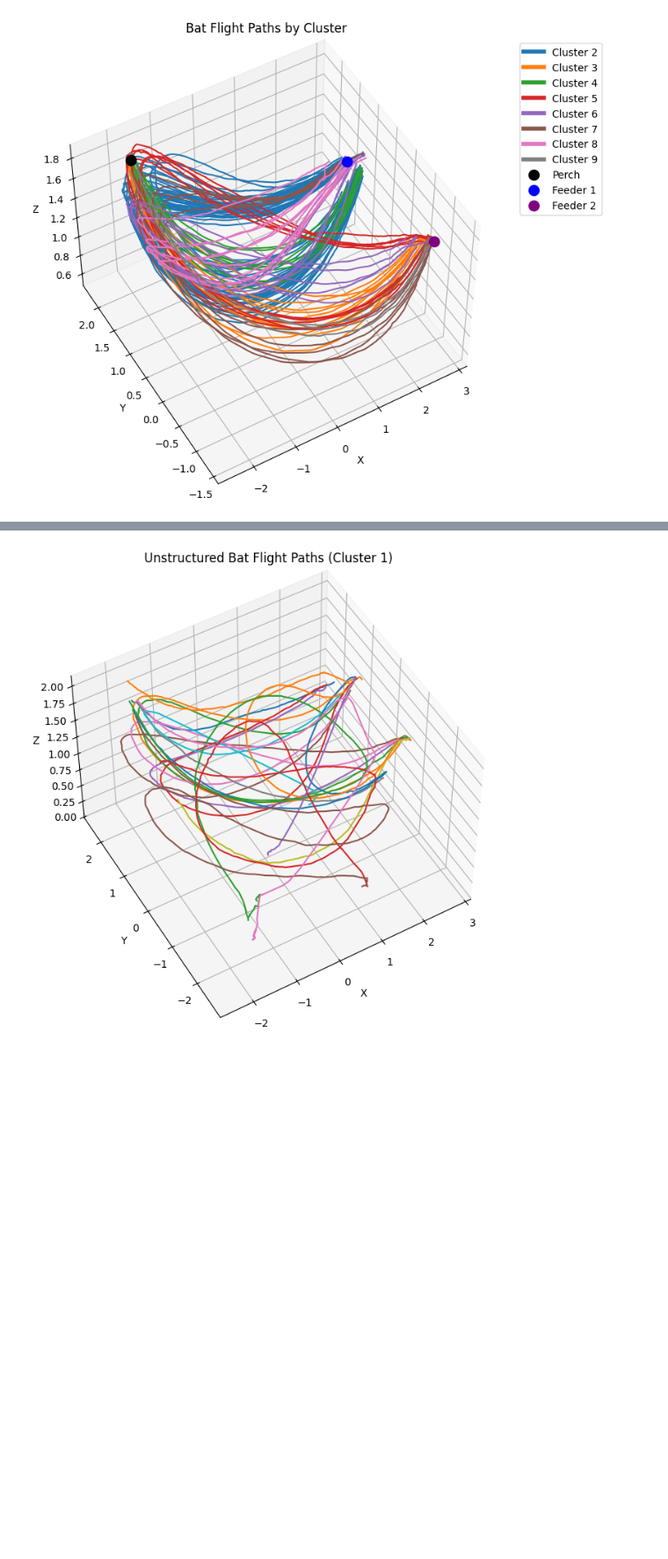
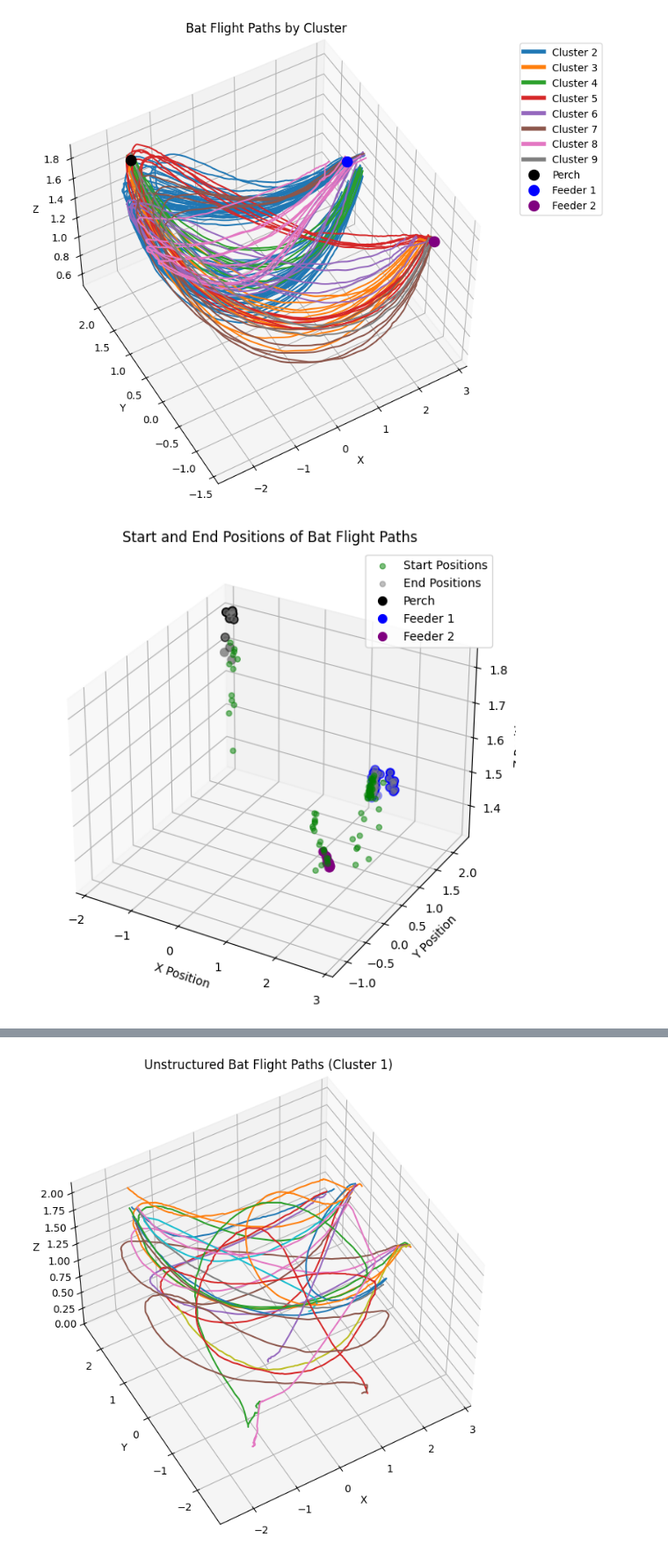
Before and after one commit to ben-toker/batTIMBRE, a Jupyter notebook: example.ipynb, the cells around one changed output, grey strips where cells are left out. Shown at 88% size. Cells and saved outputs as stored; diff of their text form; code cells hidden in the pictures; blank space fills up the shorter version.

```diff
--- a/example.ipynb
+++ b/example.ipynb
@@ -185,3 +209,75 @@ ax.view_init(elev=50, azim=-120)  # Adjust the elevation and azimuth angle as ne
 plt.show()
 # %% [output]
 [figure]
+# %%
+import matplotlib.pyplot as plt
+from mpl_toolkits.mplot3d import Axes3D
+import numpy as np
+
+# Assuming `session` and `pos` are defined as before
+
+# Lists to store start and end positions
+start_positions = []
+end_positions = []
+perch_positions = []
+feeder_1_positions = []
+feeder_2_positions = []
+
+# Collect start and end positions for all clusters
+all_clusters = sorted([int(cluster_id) for cluster_id in session.flights_by_cluster.keys() if int(cluster_id) != 1])
+
+for cluster_id in all_clusters:
+    cluster_flights = session.get_flights_by_cluster([cluster_id])
+    for flight in cluster_flights:
+        start_idx, end_idx = flight.timebin_start_idx, flight.timebin_end_idx
+        start_position = pos[start_idx]  # Get the start position of the flight
+        end_position = pos[end_idx - 1]  # Get the end position of the flight
+
+        # Collect start and end positions
+        start_positions.append(start_position)
+        end_positions.append(end_position)
+
+        # Classify the end position based on your original logic
+        if end_position[1] > 0 and end_position[0] < 0:
+            perch_positions.append(end_position)
+        elif end_position[1] > 0 and end_position[0] > 0:
+            feeder_1_positions.append(end_position)
+        elif end_position[1] < 0 and end_position[0] > 0:
+            feeder_2_positions.append(end_position)
+
+# Convert lists to NumPy arrays for easier plotting
+start_positions = np.array(start_positions)
+end_positions = np.array(end_positions)
+perch_positions = np.array(perch_positions)
+feeder_1_positions = np.array(feeder_1_positions)
+feeder_2_positions = np.array(feeder_2_positions)
+
+# Create a 3D scatter plot
+fig = plt.figure(figsize=(10, 7))
+ax = fig.add_subplot(111, projection='3d')
+
+# Plot all start and end positions
+ax.scatter(start_positions[:, 0], start_positions[:, 1], start_positions[:, 2], c='green', alpha=0.5, label='Start Positions')
+ax.scatter(end_positions[:, 0], end_positions[:, 1], end_positions[:, 2], c='gray', alpha=0.5, label='End Positions')
+
+# Highlight perch and feeder end positions
+if len(perch_positions) > 0:
+    ax.scatter(perch_positions[:, 0], perch_positions[:, 1], perch_positions[:, 2], color='black', marker='o', s=50, label='Perch')
+if len(feeder_1_positions) > 0:
+    ax.scatter(feeder_1_positions[:, 0], feeder_1_positions[:, 1], feeder_1_positions[:, 2], color='blue', marker='o', s=50, label='Feeder 1')
+if len(feeder_2_positions) > 0:
+    ax.scatter(feeder_2_positions[:, 0], feeder_2_positions[:, 1], feeder_2_positions[:, 2], color='purple', marker='o', s=50, label='Feeder 2')
+
+# Set labels and title
+ax.set_xlabel('X Position')
+ax.set_ylabel('Y Position')
+ax.set_zlabel('Z Position')
+ax.set_title('Start and End Positions of Bat Flight Paths')
+
+# Add a legend
+ax.legend()
+
+# Show the plot
+plt.show()
+# %% [output]
+[figure, added]
```
Also changed, not shown: parts of 6 cells of this notebook, 3 other files.
